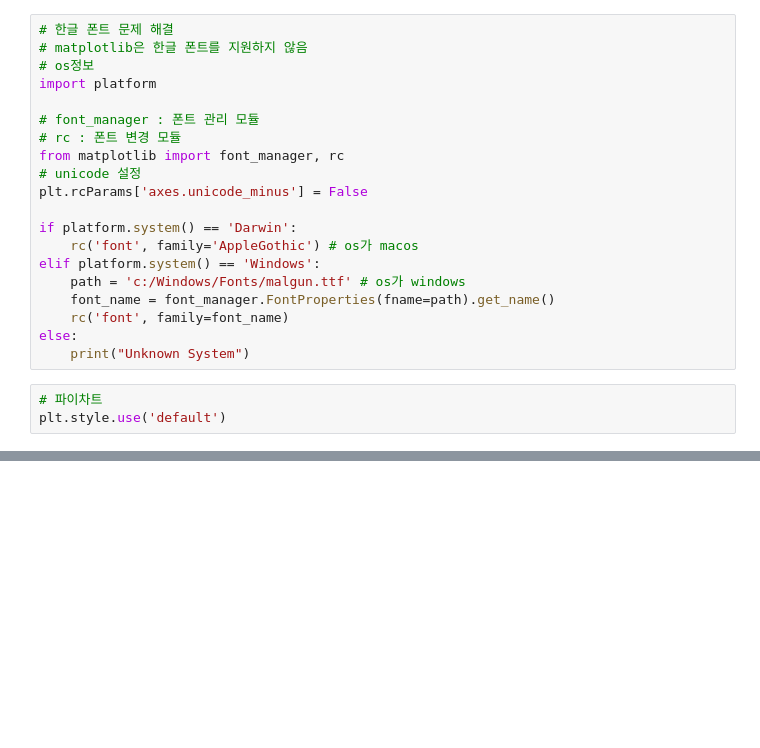
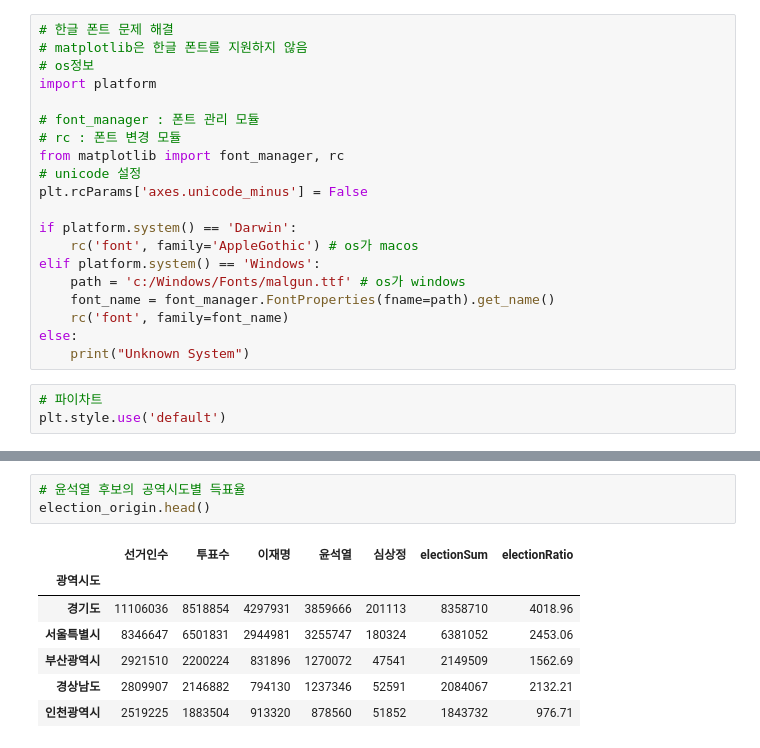
Before and after one commit to jjhwnn/Python, a Jupyter notebook: 3.DataAnalysis/Note/12.대선자료시각화.ipynb, the cells around one changed output, grey strips where cells are left out. Saved outputs shown, nothing was run; the diff lists cells and outputs as text; blank space fills up the shorter version.

```diff
--- a/3.DataAnalysis/Note/12.대선자료시각화.ipynb
+++ b/3.DataAnalysis/Note/12.대선자료시각화.ipynb
@@ -173,0 +174,11 @@ plt.show()
+# %%
+# 윤석열 후보의 공역시도별 득표율
+election_origin.head()
+# %% [output]
+|  | 선거인수 | 투표수 | 이재명 | 윤석열 | 심상정 | electionSum | electionRatio |
+| 광역시도 |  |  |  |  |  |  |  |
+| 경기도 | 11106036 | 8518854 | 4297931 | 3859666 | 201113 | 8358710 | 4018.96 |
+| 서울특별시 | 8346647 | 6501831 | 2944981 | 3255747 | 180324 | 6381052 | 2453.06 |
+| 부산광역시 | 2921510 | 2200224 | 831896 | 1270072 | 47541 | 2149509 | 1562.69 |
+| 경상남도 | 2809907 | 2146882 | 794130 | 1237346 | 52591 | 2084067 | 2132.21 |
+| 인천광역시 | 2519225 | 1883504 | 913320 | 878560 | 51852 | 1843732 | 976.71 |
```
Also changed, not shown: parts of 6 cells of this notebook.
